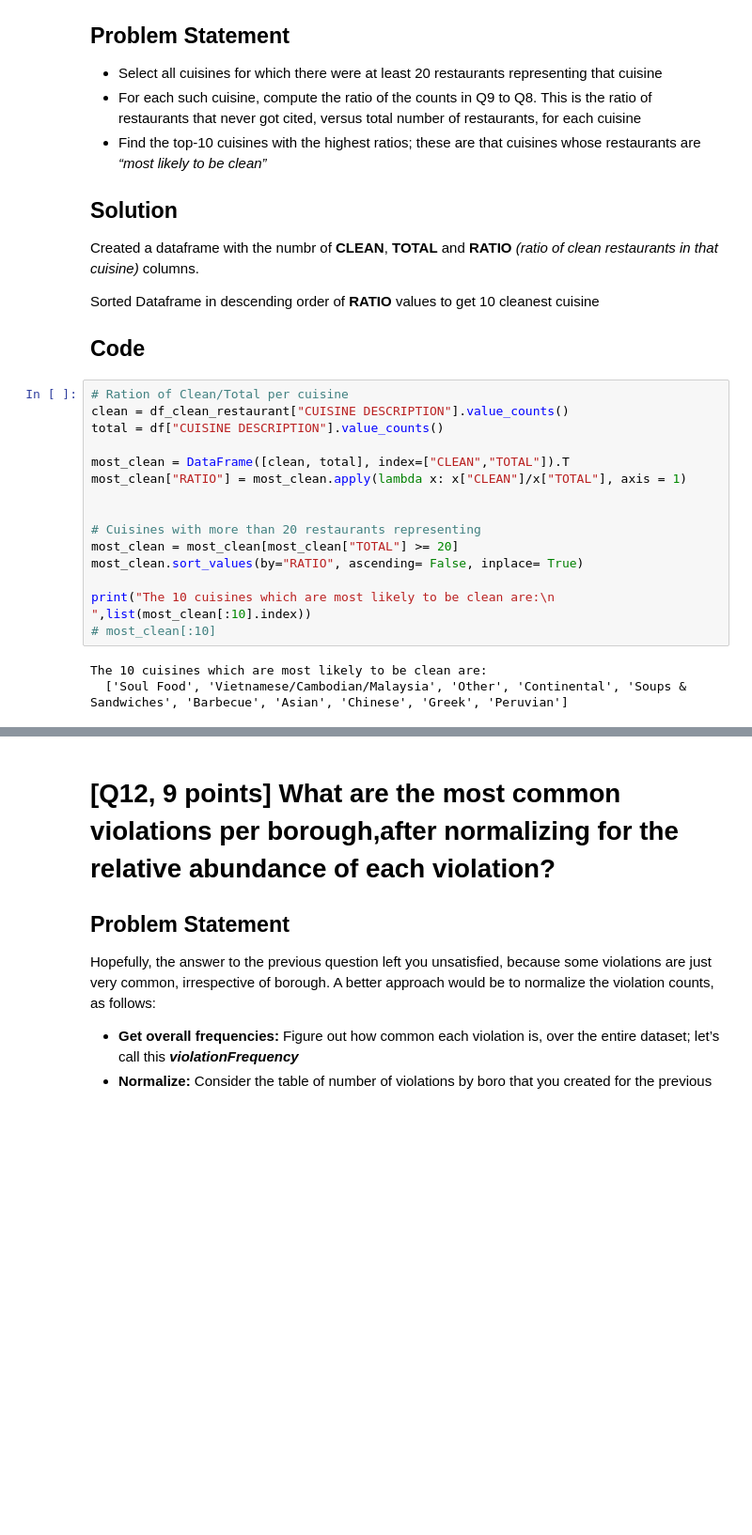
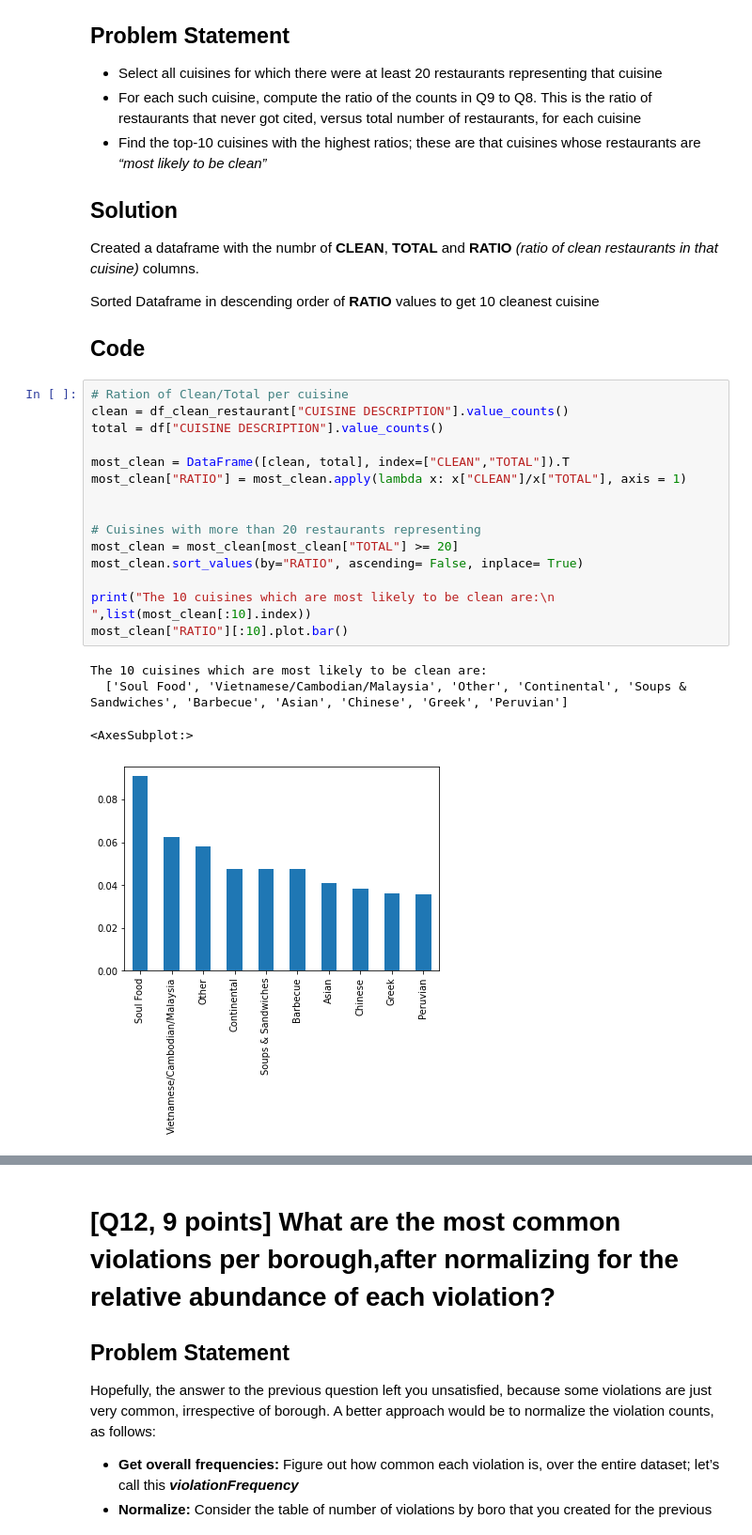
Before and after one commit to rohitashwachaks/MIS-S381N, a Jupyter notebook: assignment-2/assignment2.ipynb, the cells around one changed output, grey strips where cells are left out. Shown at 94% size. Saved outputs shown, nothing was run; the diff lists cells and outputs as text; blank space fills up the shorter version.

```diff
--- a/assignment-2/assignment2.ipynb
+++ b/assignment-2/assignment2.ipynb
@@ -281,21 +281,23 @@ Sorted Dataframe in descending order of **RATIO** values to get 10 cleanest cuis
 # %%
 # Ration of Clean/Total per cuisine
 clean = df_clean_restaurant["CUISINE DESCRIPTION"].value_counts()
 total = df["CUISINE DESCRIPTION"].value_counts()
 
 most_clean = DataFrame([clean, total], index=["CLEAN","TOTAL"]).T
 most_clean["RATIO"] = most_clean.apply(lambda x: x["CLEAN"]/x["TOTAL"], axis = 1)
 
 
 # Cuisines with more than 20 restaurants representing
 most_clean = most_clean[most_clean["TOTAL"] >= 20]
 most_clean.sort_values(by="RATIO", ascending= False, inplace= True)
 
 print("The 10 cuisines which are most likely to be clean are:\n ",list(most_clean[:10].index))
-# most_clean[:10]
+most_clean["RATIO"][:10].plot.bar()
 # %% [output]
 The 10 cuisines which are most likely to be clean are:
   ['Soul Food', 'Vietnamese/Cambodian/Malaysia', 'Other', 'Continental', 'Soups & Sandwiches', 'Barbecue', 'Asian', 'Chinese', 'Greek', 'Peruvian']
+<AxesSubplot:>
+[figure, added]
 # %% [markdown]
 # [Q11, 8 points] What are the most common violations in each borough?
 
```
Also changed, not shown: parts of 4 cells of this notebook.
